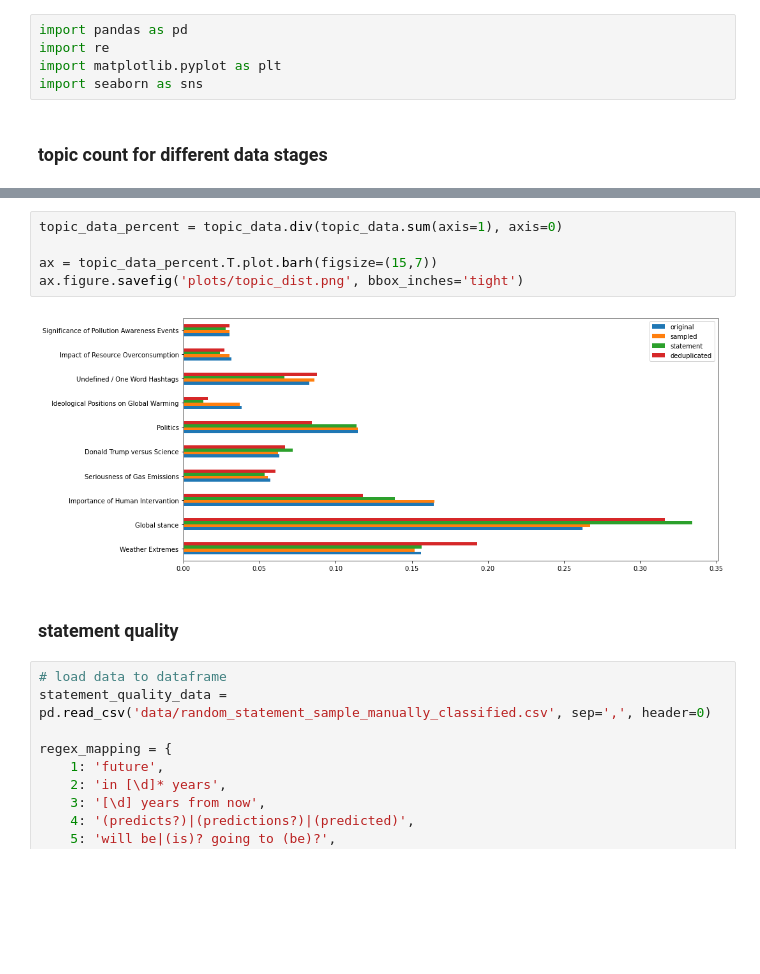
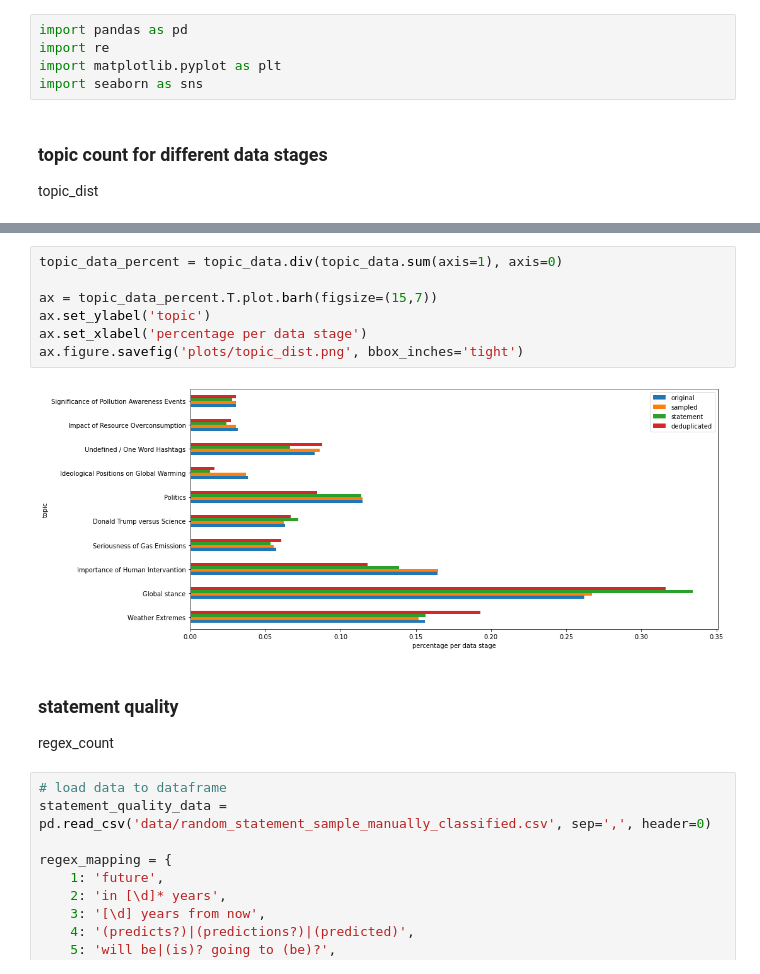
Before and after one commit to 3LL3RM4NN/bdlt_project_the_prophets, a Jupyter notebook: visualisation.ipynb, the cells around one changed output, grey strips where cells are left out. Saved outputs shown, nothing was run; the diff lists cells and outputs as text; blank space fills up the shorter version.

```diff
--- a/visualisation.ipynb
+++ b/visualisation.ipynb
@@ -7,6 +7,7 @@ import matplotlib.pyplot as plt
 import seaborn as sns
 # %% [markdown]
 ### topic count for different data stages
+topic_dist
 # %%
 names_topic_dist = ['Weather Extremes', 'Global stance', 'Importance of Human Intervantion', 'Seriousness of Gas Emissions', 'Donald Trump versus Science',
                     'Politics', 'Ideological Positions on Global Warming', 'Undefined / One Word Hashtags', 'Impact of Resource Overconsumption', 'Significance of Pollution Awareness Events']
@@ -35,12 +36,15 @@ topic_data.head()
 # %%
 topic_data_percent = topic_data.div(topic_data.sum(axis=1), axis=0)
 
 ax = topic_data_percent.T.plot.barh(figsize=(15,7))
+ax.set_ylabel('topic')
+ax.set_xlabel('percentage per data stage')
 ax.figure.savefig('plots/topic_dist.png', bbox_inches='tight')
 # %% [output]
-[figure, old version]
+[figure, new version]
 # %% [markdown]
 ### statement quality
+regex_count
 # %%
 # load data to dataframe
 statement_quality_data = pd.read_csv('data/random_statement_sample_manually_classified.csv', sep=',', header=0)
```
Also changed, not shown: parts of 22 cells of this notebook, 7 other files.
